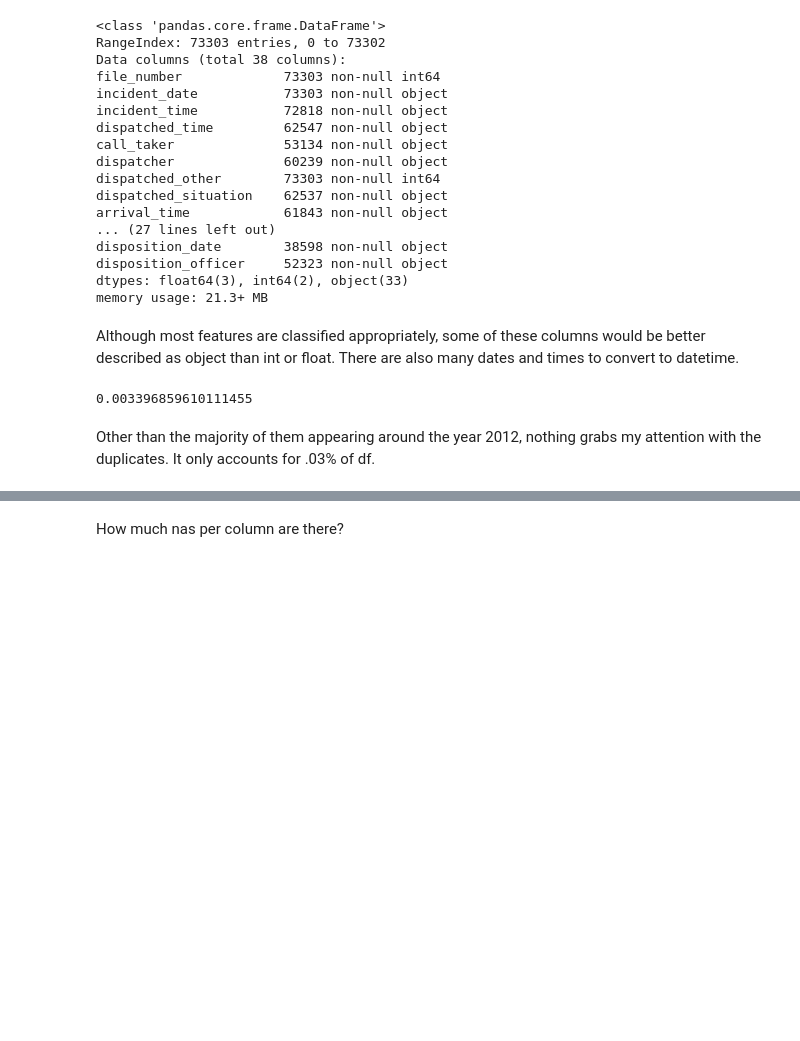
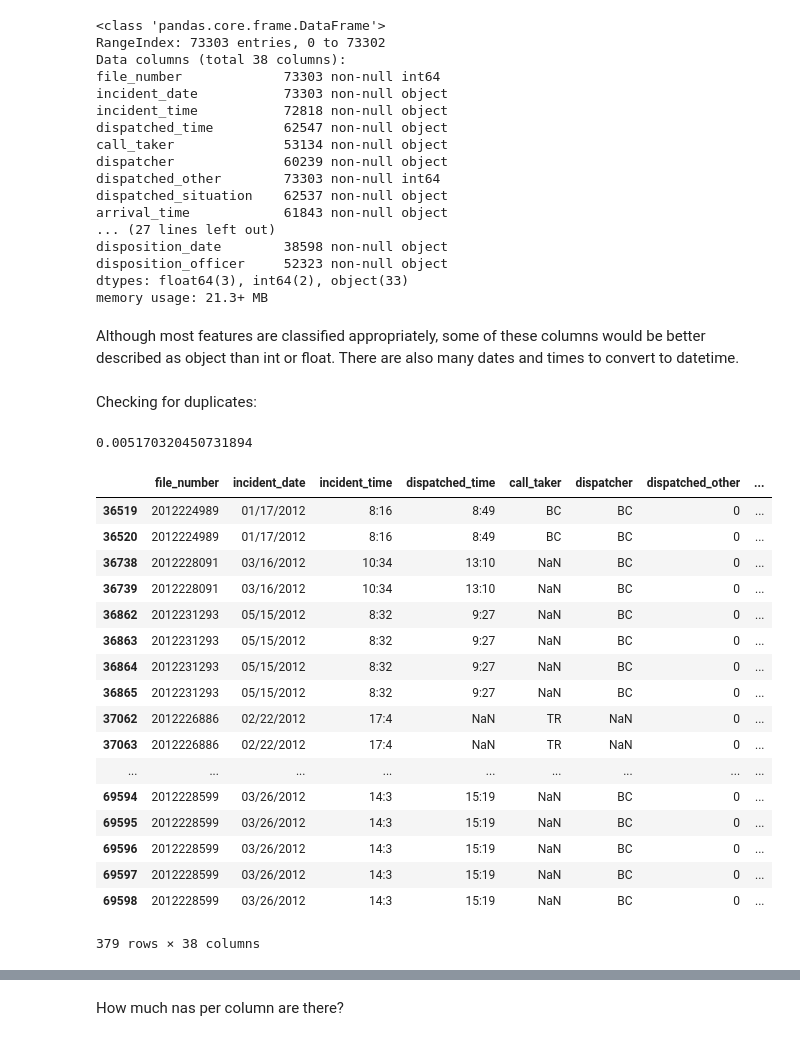
Before and after one commit to janellejolliff/ACRC-Classification, a Jupyter notebook: capstone.ipynb, the cells around one changed output, grey strips where cells are left out. Cells and saved outputs as stored; diff of their text form; code cells hidden in the pictures; blank space fills up the shorter version.

```diff
--- a/capstone.ipynb
+++ b/capstone.ipynb
@@ -175,20 +184,38 @@ memory usage: 21.3+ MB
 # %% [markdown]
 Although most features are classified appropriately, some of these columns would be better described as object than int or float. There are also many dates and times to convert to datetime.
 # %%
-# float and int columns with no numerical value
-obj_cols = ('file_number', 'dispatched_other', 'impound_number', 'zip_code', 'color', 'breed')
+# # float and int columns with no numerical value
+# obj_cols = ('dispatched_other', 'impound_number', 'zip_code', 'color', 'breed')
 
-# converting to object
-for col in obj_cols:
-    df[col] = df[col].astype(str)
+# # converting to object
+# for col in obj_cols:
+#     df[col] = df[col].astype(str)
+# %% [markdown]
+Checking for duplicates:
 # %%
 # any duplicate rows?
-print (len(df[df.duplicated()])/len(df))
-# df[df.duplicated()]
+print (len(df[df.duplicated(keep=False)])/len(df))
+df[df.duplicated(keep=False)]
 # %% [output]
-0.003396859610111455
+0.005170320450731894
+|  | file_number | incident_date | incident_time | dispatched_time | call_taker | dispatcher | dispatched_other | ... |
+| 36519 | 2012224989 | 01/17/2012 | 8:16 | 8:49 | BC | BC | 0 | ... |
+| 36520 | 2012224989 | 01/17/2012 | 8:16 | 8:49 | BC | BC | 0 | ... |
+| 36738 | 2012228091 | 03/16/2012 | 10:34 | 13:10 | NaN | BC | 0 | ... |
+| 36739 | 2012228091 | 03/16/2012 | 10:34 | 13:10 | NaN | BC | 0 | ... |
+| 36862 | 2012231293 | 05/15/2012 | 8:32 | 9:27 | NaN | BC | 0 | ... |
+| 36863 | 2012231293 | 05/15/2012 | 8:32 | 9:27 | NaN | BC | 0 | ... |
+| 36864 | 2012231293 | 05/15/2012 | 8:32 | 9:27 | NaN | BC | 0 | ... |
+| 36865 | 2012231293 | 05/15/2012 | 8:32 | 9:27 | NaN | BC | 0 | ... |
+| 37062 | 2012226886 | 02/22/2012 | 17:4 | NaN | TR | NaN | 0 | ... |
+| 37063 | 2012226886 | 02/22/2012 | 17:4 | NaN | TR | NaN | 0 | ... |
+| ... | ... | ... | ... | ... | ... | ... | ... | ... |
+| 69594 | 2012228599 | 03/26/2012 | 14:3 | 15:19 | NaN | BC | 0 | ... |
+| 69595 | 2012228599 | 03/26/2012 | 14:3 | 15:19 | NaN | BC | 0 | ... |
+| 69596 | 2012228599 | 03/26/2012 | 14:3 | 15:19 | NaN | BC | 0 | ... |
+| 69597 | 2012228599 | 03/26/2012 | 14:3 | 15:19 | NaN | BC | 0 | ... |
+| 69598 | 2012228599 | 03/26/2012 | 14:3 | 15:19 | NaN | BC | 0 | ... |
+379 rows × 38 columns
-# %% [markdown]
-Other than the majority of them appearing around the year 2012, nothing grabs my attention with the duplicates. It only accounts for .03% of df.
 # %%
 # removing duplicate rows from df - likely data entry mistakes
 df.drop_duplicates(keep=False, inplace=True)
```
Also changed, not shown: parts of 111 cells of this notebook.
